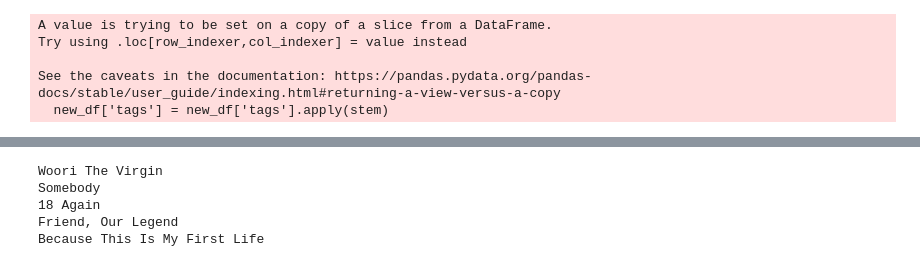
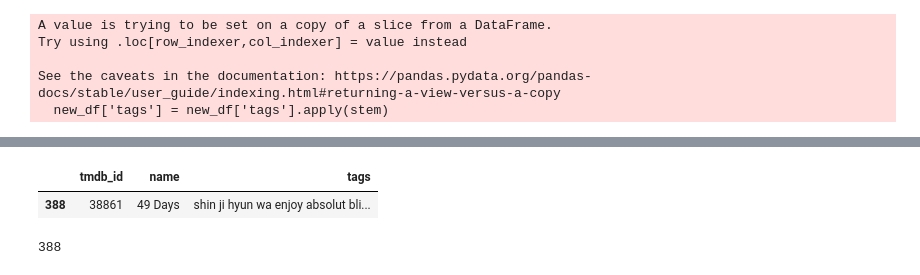
Before and after one commit to Shrunoti-Deshmukh/Kdrama-recommendation, a Jupyter notebook: Kdrama_Recommendation.ipynb, the cells around one changed output, grey strips where cells are left out. Drawn from its saved outputs; the diff is of its cells as text; code cells hidden in the pictures.

```diff
--- a/Kdrama_Recommendation.ipynb
+++ b/Kdrama_Recommendation.ipynb
@@ -341,10 +370,15 @@ def recommend(kdrama):
     for i in drama_list:
         print(new_df.iloc[i[0]]["name"])
 # %%
-recommend('Goblin')
+#recommend('All of Us Are Dead')
+#recommend('Business Proposal')
+#recommend('Goblin')
+new_df[new_df['name']=='49 Days']
 # %% [output]
-Woori The Virgin
-Somebody
-18 Again
-Friend, Our Legend
-Because This Is My First Life
+|  | tmdb_id | name | tags |
+| 388 | 38861 | 49 Days | shin ji hyun wa enjoy absolut bli... |
+# %%
+index = new_df[new_df['name'] == '49 Days'].index[0]
+index
+# %% [output]
+388
```
Also changed, not shown: parts of 22 cells of this notebook, 6 other files.
